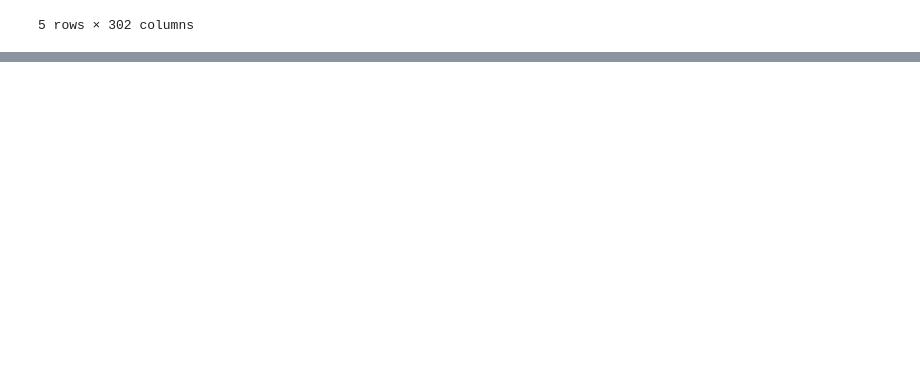
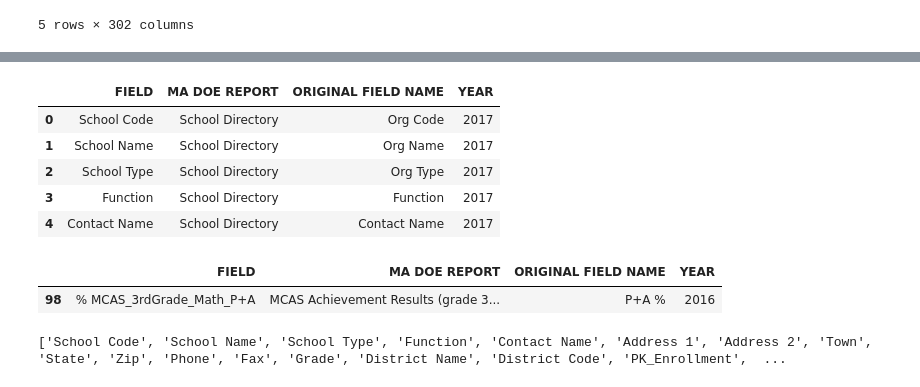
Before and after one commit to rassul3003/capstone_project, a Jupyter notebook: data_collection.ipynb, the cells around one changed output, grey strips where cells are left out. Saved outputs shown, nothing was run; the diff lists cells and outputs as text; code cells hidden in the pictures; blank space fills up the shorter version.

Commit message:
feat(data_collection.ipynb): filtering data

```diff
--- a/data_collection.ipynb
+++ b/data_collection.ipynb
@@ -16,0 +114,21 @@ schools.head()
+# %%
+# have a glimpse at 'data_dict' dataset
+
+column_names.head()
+# %% [output]
+|  | FIELD | MA DOE REPORT | ORIGINAL FIELD NAME | YEAR |
+| 0 | School Code | School Directory | Org Code | 2017 |
+| 1 | School Name | School Directory | Org Name | 2017 |
+| 2 | School Type | School Directory | Org Type | 2017 |
+| 3 | Function | School Directory | Function | 2017 |
+| 4 | Contact Name | School Directory | Contact Name | 2017 |
+# %%
+column_names.loc[column_names['FIELD'] == '% MCAS_3rdGrade_Math_P+A']
+# %% [output]
+|  | FIELD | MA DOE REPORT | ORIGINAL FIELD NAME | YEAR |
+| 98 | % MCAS_3rdGrade_Math_P+A | MCAS Achievement Results (grade 3... | P+A % | 2016 |
+# %%
+columns = list(column_names['FIELD'])
+print(columns)
+# %% [output]
+['School Code', 'School Name', 'School Type', 'Function', 'Contact Name', 'Address 1', 'Address 2', 'Town', 'State', 'Zip', 'Phone', 'Fax', 'Grade', 'District Name', 'District Code', 'PK_Enrollment',  ...
```
Also changed, not shown: parts of 4 cells of this notebook.
